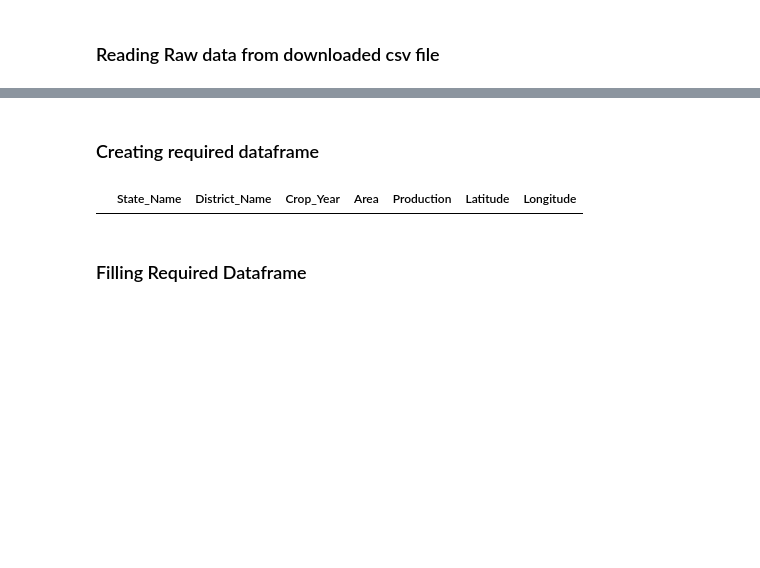
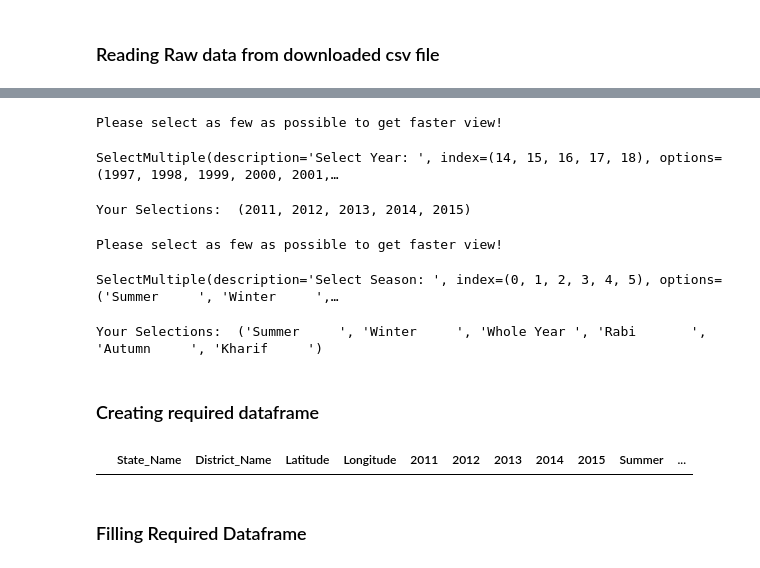
Before and after one commit to nilotpal0/Coursera_Capstone_Applied_Data_Science, a Jupyter notebook: The_Battle_of_Neighborhoods.ipynb, the cells around one changed output, grey strips where cells are left out. Saved outputs shown, nothing was run; the diff lists cells and outputs as text; code cells hidden in the pictures; blank space fills up the shorter version.

```diff
--- a/The_Battle_of_Neighborhoods.ipynb
+++ b/The_Battle_of_Neighborhoods.ipynb
@@ -68,10 +91,52 @@ This DataFrame Contains 246091 rows and 7 columns.
+# %%
+opt_year = [i for i in range(1997, 2016)]
+print('Please select as few as possible to get faster view!')
+y = widgets.SelectMultiple(
+    options = opt_year,
+    value=[2011, 2012, 2013, 2014, 2015],
+    rows=10,
+    description='Select Year: ',
+    disabled=False,
+)
+display(y)
+# %% [output]
+Please select as few as possible to get faster view!
+SelectMultiple(description='Select Year: ', index=(14, 15, 16, 17, 18), options=(1997, 1998, 1999, 2000, 2001,…
+# %%
+years = y.value
+print('Your Selections: ', years)
+# %% [output]
+Your Selections:  (2011, 2012, 2013, 2014, 2015)
+# %%
+opt_ses = [i for i in set(df['Season'])]
+print('Please select as few as possible to get faster view!')
+z = widgets.SelectMultiple(
+    options = opt_ses,
+    value=['Summer     ', 'Winter     ', 'Whole Year ', 'Rabi       ', 'Autumn     ', 'Kharif     '],
+    rows=6,
+    description='Select Season: ',
+    disabled=False,
+)
+display(z)
+# %% [output]
+Please select as few as possible to get faster view!
+SelectMultiple(description='Select Season: ', index=(0, 1, 2, 3, 4, 5), options=('Summer     ', 'Winter     ',…
+# %%
+seasons = z.value
+print('Your Selections: ', seasons)
+# %% [output]
+Your Selections:  ('Summer     ', 'Winter     ', 'Whole Year ', 'Rabi       ', 'Autumn     ', 'Kharif     ')
 # %% [markdown]
 ### Creating required dataframe
-# %%
-df2 = pd.DataFrame(columns=['State_Name', 'District_Name', 'Crop_Year', 'Area', 'Production', 'Latitude', 'Longitude'])
-df2
-# %% [output]
-|  | State_Name | District_Name | Crop_Year | Area | Production | Latitude | Longitude |
+# %%
+#i for i in crops]+
+df2 = pd.DataFrame(columns=['State_Name', 'District_Name', 'Latitude', 'Longitude']
+                   +[i for i in years]
+                   +[i for i in seasons]
+                   +['Crop', 'Production/Area'])
+df2
+# %% [output]
+|  | State_Name | District_Name | Latitude | Longitude | 2011 | 2012 | 2013 | 2014 | 2015 | Summer | ... |
 # %%
 #define function to retrive location data of a given dist, state.
 def get_loc(dist, state):
```
Also changed, not shown: parts of 11 cells of this notebook.
